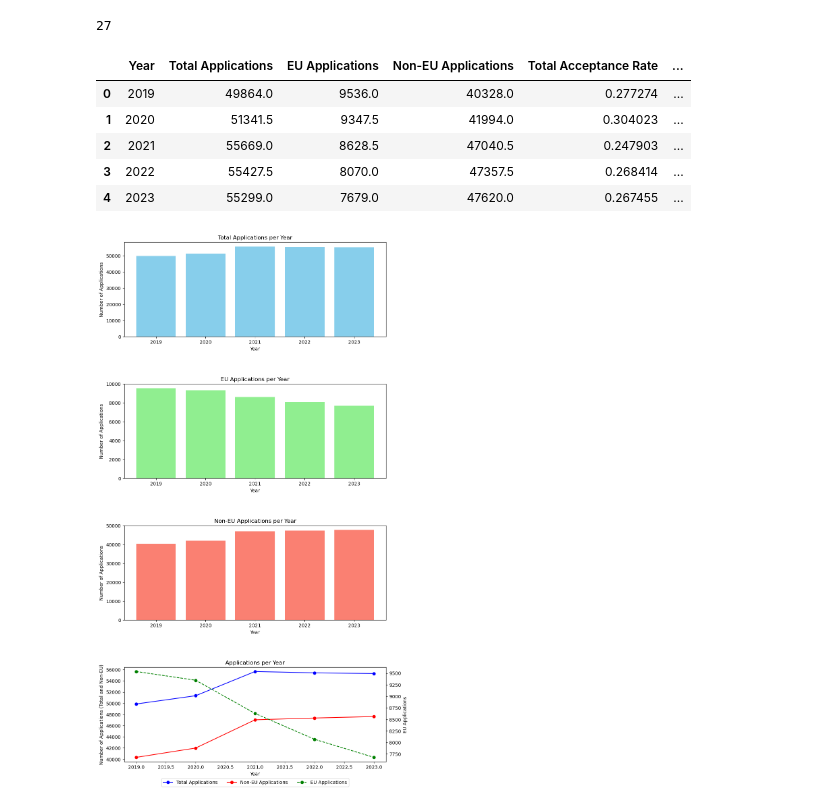
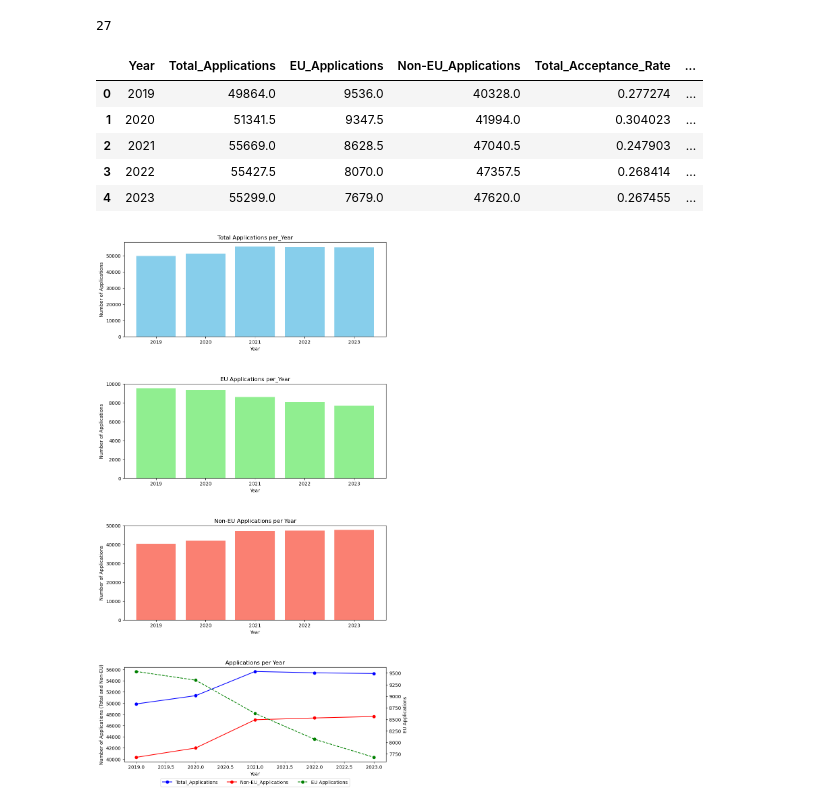
Before and after one commit to ascneuenheim/ST115_Brexit, a Jupyter notebook: Question 1.ipynb, the cells around one changed output. Saved outputs shown, nothing was run; the diff lists cells and outputs as text; code cells hidden in the pictures.

```diff
--- a/Question 1.ipynb
+++ b/Question 1.ipynb
@@ -82,41 +82,41 @@ with open(input_csv_file, newline='', encoding='utf-8') as input_file, \
 # %%
 import pandas as pd
 
 # Assuming 'df' is your main DataFrame with the applications, offers, and entrances data.
 years = [2019, 2020, 2021, 2022, 2023]
-summary_data = {'Year': [], 'Total Applications': [], 'EU Applications': [], 'Non-EU Applications': [], 'Total Acceptance Rate': [], 'EU Acceptance Rate': [], 'Non-EU Acceptance Rate': []}
+summary_data = {'Year': [], 'Total_Applications': [], 'EU_Applications': [], 'Non-EU_Applications': [], 'Total_Acceptance_Rate': [], 'EU_Acceptance_Rate': [], 'Non-EU_Acceptance_Rate': []}
 
 for year in years:
     apps_col = f'Applications {year}'
     offers_col = f'Offers {year}'
 
     # Total calculations
     total_apps = df[apps_col].sum()
     total_offers = df[offers_col].sum()
     total_acceptance_rate = total_offers / total_apps
 
     # EU calculations
     eu_apps = df[df['Nationality'].isin(EU_nationalities)][apps_col].sum()
     eu_offers = df[df['Nationality'].isin(EU_nationalities)][offers_col].sum()
     eu_acceptance_rate = eu_offers / eu_apps
 
     # Non-EU calculations
     non_eu_apps = df[~df['Nationality'].isin(EU_nationalities)][apps_col].sum()
     non_eu_offers = df[~df['Nationality'].isin(EU_nationalities)][offers_col].sum()
     non_eu_acceptance_rate = non_eu_offers / non_eu_apps
 
     summary_data['Year'].append(year)
-    summary_data['Total Applications'].append(total_apps)
-    summary_data['EU Applications'].append(eu_apps)
-    summary_data['Non-EU Applications'].append(non_eu_apps)
-    summary_data['Total Acceptance Rate'].append(total_acceptance_rate)
-    summary_data['EU Acceptance Rate'].append(eu_acceptance_rate)
-    summary_data['Non-EU Acceptance Rate'].append(non_eu_acceptance_rate)
+    summary_data['Total_Applications'].append(total_apps)
+    summary_data['EU_Applications'].append(eu_apps)
+    summary_data['Non-EU_Applications'].append(non_eu_apps)
+    summary_data['Total_Acceptance_Rate'].append(total_acceptance_rate)
+    summary_data['EU_Acceptance_Rate'].append(eu_acceptance_rate)
+    summary_data['Non-EU_Acceptance_Rate'].append(non_eu_acceptance_rate)
 
 summary_df = pd.DataFrame(summary_data)
 summary_df
 # %% [output]
-|  | Year | Total Applications | EU Applications | Non-EU Applications | Total Acceptance Rate | ... |
+|  | Year | Total_Applications | EU_Applications | Non-EU_Applications | Total_Acceptance_Rate | ... |
 | 0 | 2019 | 49864.0 | 9536.0 | 40328.0 | 0.277274 | ... |
 | 1 | 2020 | 51341.5 | 9347.5 | 41994.0 | 0.304023 | ... |
 | 2 | 2021 | 55669.0 | 8628.5 | 47040.5 | 0.247903 | ... |
```
Also changed, not shown: parts of 3 cells of this notebook.
